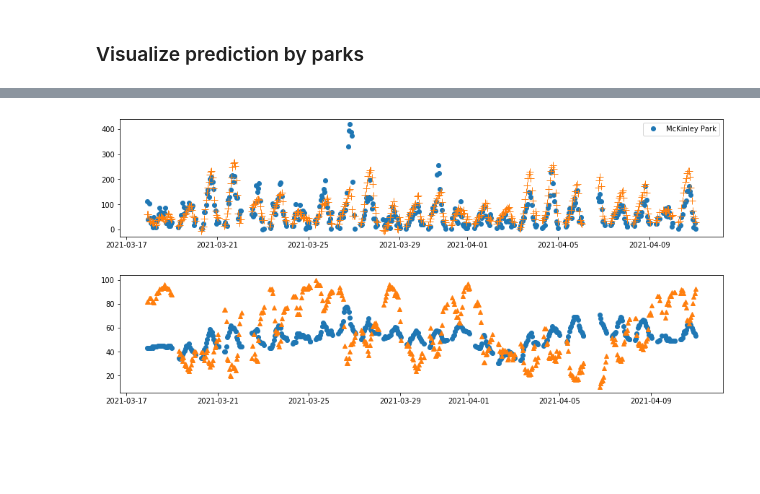
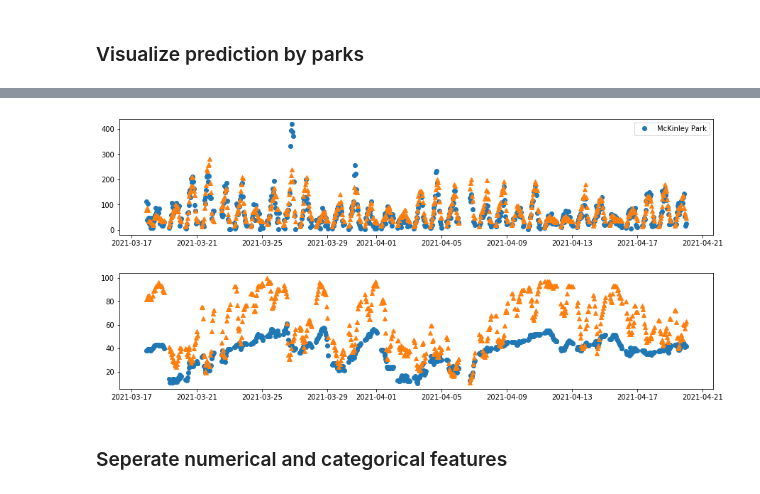
Before and after one commit to qcabel/park-recommendation, a Jupyter notebook: prepare_dataframe_for_training.ipynb, the cells around one changed output, grey strips where cells are left out. Drawn from its saved outputs; the diff is of its cells as text; code cells hidden in the pictures; blank space fills up the shorter version.

```diff
--- a/prepare_dataframe_for_training.ipynb
+++ b/prepare_dataframe_for_training.ipynb
@@ -333,5 +349,7 @@ df_dayweek = pd.get_dummies(df_popularity['dayofweek'], prefix='dayofweek')
 # %%
-sub_df = pd.concat([df_hour, df_dayweek, df_popularity[['temp','humidity', 'precip', 'curr_popularity']]], axis=1)
+# sub_df = pd.concat([df_hour, df_dayweek, df_popularity[['temp','humidity', 'precip', 'curr_popularity']]], axis=1)
+sub_df = pd.concat([df_hour, df_dayweek, df_type, df_popularity[['avg_popularity', 'curr_popularity']]], axis=1)
+
 sub_df.dropna(axis=0, inplace=True)
 sub_df.shape
 # %% [output]
@@ -356,3 +374,4 @@ popularity_est.score(df_X, df_y)
 # %%
+sns.set()
 plt.plot(df_y, popularity_est.predict(df_X), 'o');
 # %% [output]
@@ -420,0 +479,11 @@ print(gs.best_score_)
+# %%
+df_popularity_y = df_popularity['curr_popularity']
+all_feature_columns = ['id', 'avg_popularity', 'fsq_type_name_simplified',
+                       'temp', 'feelslike', 'humidity', 'dew', 'precip', 'windspeed',
+                       'pressure', 'visibility', 'cloudcover', 'solarradiation', 'solarenergy', 'uvindex',
+                       'conditions', 'rating',
+                       'hour', 'dayofweek']
+df_popularity_X = df_popularity[all_feature_columns]
+
+X_train, X_test, y_train, y_test = train_test_split(
+    df_popularity_X, df_popularity_y, random_state=42)
@@ -421,21 +656,22 @@ print(gs.best_score_)
 # %% [markdown]
 ### Visualize prediction by parks
 # %%
-def show_prediction_per_park(park_id, df_popularity, df_hour, df_dayweek, info_df, gs):
+def show_prediction_per_park(park_id, df_popularity, info_df, gs):
     # get the predictions
-    sub_df = pd.concat([df_hour, df_dayweek, df_popularity[['temp','humidity', 'precip', 'curr_popularity']]], axis=1)
-    test_X = sub_df[df_popularity['id']==test_id].drop(columns=['curr_popularity', ])
-    predict_y = gs.predict(test_X.fillna(0))
+#     sub_df = pd.concat([df_hour, df_dayweek, df_popularity[['temp','humidity', 'precip', 'curr_popularity']]], axis=1)
+#     test_X = sub_df[df_popularity['id']==test_id].drop(columns=['curr_popularity', ])
+#     predict_y = gs.predict(test_X.fillna(0))
+    predict_y = gs.predict(df_popularity_X[df_popularity_X['id']==park_id])
 
     # plot data df_y
-    sub_df = df_popularity[df_popularity['id']==test_id]
+    sub_df = df_popularity[df_popularity['id']==park_id]
     plt.figure(figsize=[15,3])
 
     plt.plot(sub_df['datetime_hour'], sub_df['curr_popularity'], 'o')
-    plt.legend(info_df[info_df['id']==test_id]['name'])
-    plt.plot(sub_df['datetime_hour'], gs.predict(test_X.fillna(0)), '+', markersize=10) #fill in 0 for missing values
+    plt.legend(info_df[info_df['id']==park_id]['name'])
+    plt.plot(sub_df['datetime_hour'], predict_y, '^') #fill in 0 for missing values #, markersize=10
 
     plt.figure(figsize=[15,3])
-    plt.plot(sub_df['datetime_hour'], df_popularity[df_popularity['id']==test_id]['temp'], 'o')
-    plt.plot(sub_df['datetime_hour'], df_popularity[df_popularity['id']==test_id]['humidity'], '^')
+    plt.plot(sub_df['datetime_hour'], df_popularity[df_popularity['id']==test_id]['dew'], 'o')
+    plt.plot(sub_df['datetime_hour'], df_popularity[df_popularity['id']==park_id]['humidity'], '^')
 # %%
@@ -447,7 +689,9 @@ show_prediction_per_park(test_id, df_popularity, df_hour, df_dayweek, info_df, g
 # %%
 # some examples for 'Travel & Transport': #'ChIJreKNFonIxokRPfXi7jRKom0'#'ChIJU-taUeGcyIkRmOMiqeRIRks'
 test_id = 'ChIJlT2okERFwokR616KLhTmZ8I' #playground
-show_prediction_per_park(test_id, df_popularity, df_hour, df_dayweek, info_df, gs)
+show_prediction_per_park(test_id, df_popularity, info_df, est)
 # %% [output]
-[figure, old version]
+[figure, new version]
-[figure, old version]
+[figure, new version]
+# %% [markdown]
+### Seperate numerical and categorical features
```
Also changed, not shown: parts of 58 cells of this notebook.
